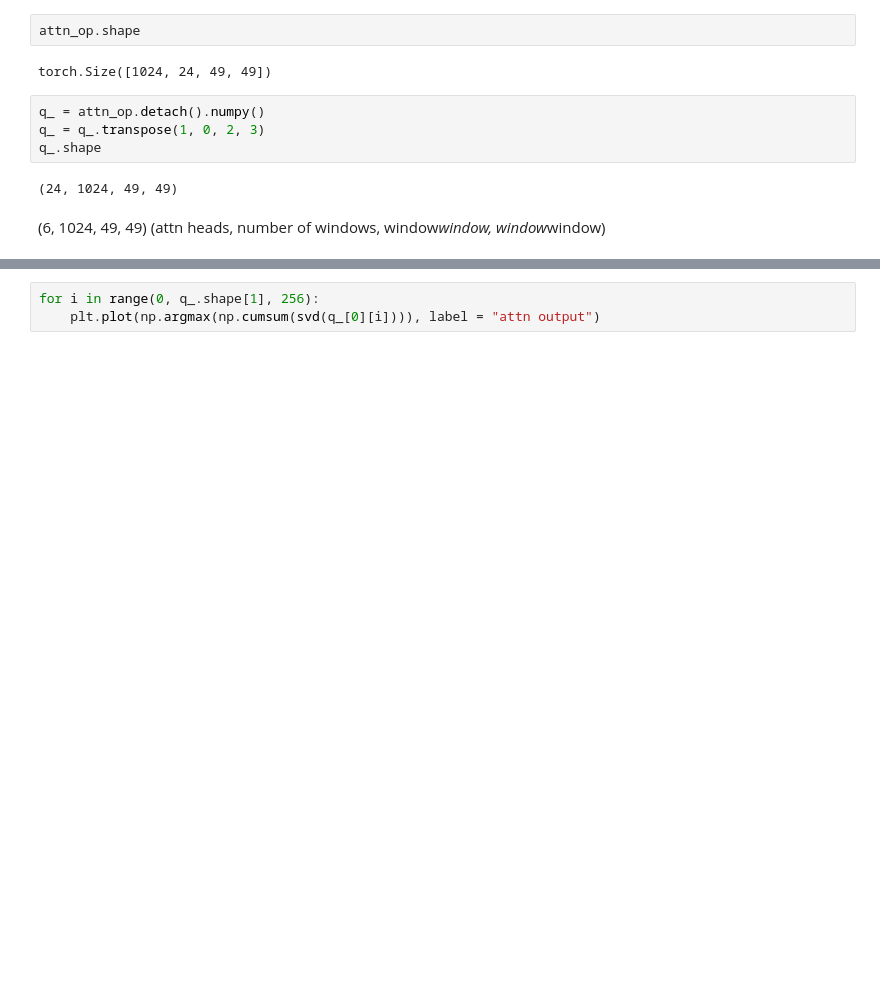
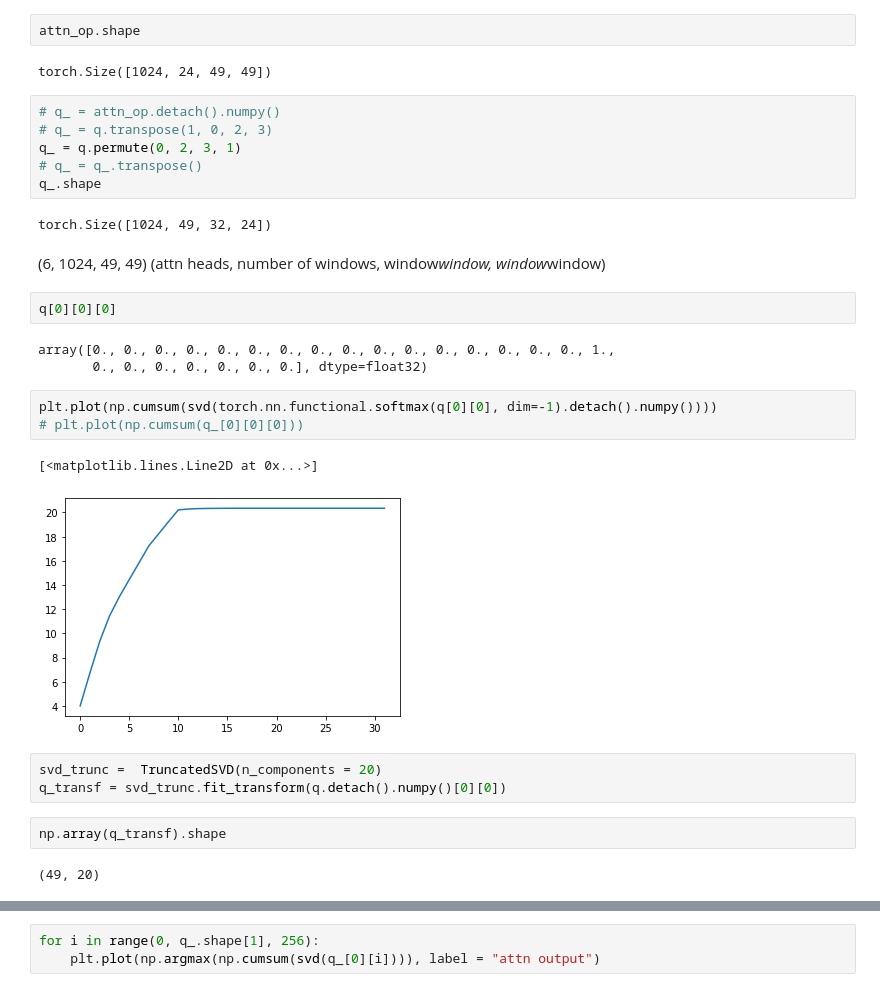
Before and after one commit to ashwinve/ODML-SwinT-JetNano, a Jupyter notebook: ODML-Swin-Transformer/LoRA_analysis.ipynb, the cells around one changed output, grey strips where cells are left out. Drawn from its saved outputs; the diff is of its cells as text; blank space fills up the shorter version.

```diff
--- a/ODML-Swin-Transformer/LoRA_analysis.ipynb
+++ b/ODML-Swin-Transformer/LoRA_analysis.ipynb
@@ -450,11 +484,31 @@ attn_op.shape
 # %% [output]
 torch.Size([1024, 24, 49, 49])
 # %%
-q_ = attn_op.detach().numpy()
-q_ = q_.transpose(1, 0, 2, 3)
+# q_ = attn_op.detach().numpy()
+# q_ = q.transpose(1, 0, 2, 3)
+q_ = q.permute(0, 2, 3, 1)
+# q_ = q_.transpose()
 q_.shape
 # %% [output]
-(24, 1024, 49, 49)
+torch.Size([1024, 49, 32, 24])
 # %% [markdown]
 (6, 1024, 49, 49)
 (attn heads, number of windows, window*window, window*window)
+# %%
+q[0][0][0]
+# %% [output]
+array([0., 0., 0., 0., 0., 0., 0., 0., 0., 0., 0., 0., 0., 0., 0., 0., 1.,
+       0., 0., 0., 0., 0., 0., 0.], dtype=float32)
+# %%
+plt.plot(np.cumsum(svd(torch.nn.functional.softmax(q[0][0], dim=-1).detach().numpy())))
+# plt.plot(np.cumsum(q_[0][0][0]))
+# %% [output]
+[<matplotlib.lines.Line2D at 0x...>]
+[figure, added]
+# %%
+svd_trunc =  TruncatedSVD(n_components = 20)
+q_transf = svd_trunc.fit_transform(q.detach().numpy()[0][0])
+# %%
+np.array(q_transf).shape
+# %% [output]
+(49, 20)
```
Also changed, not shown: parts of 44 cells of this notebook, 6 other files.
